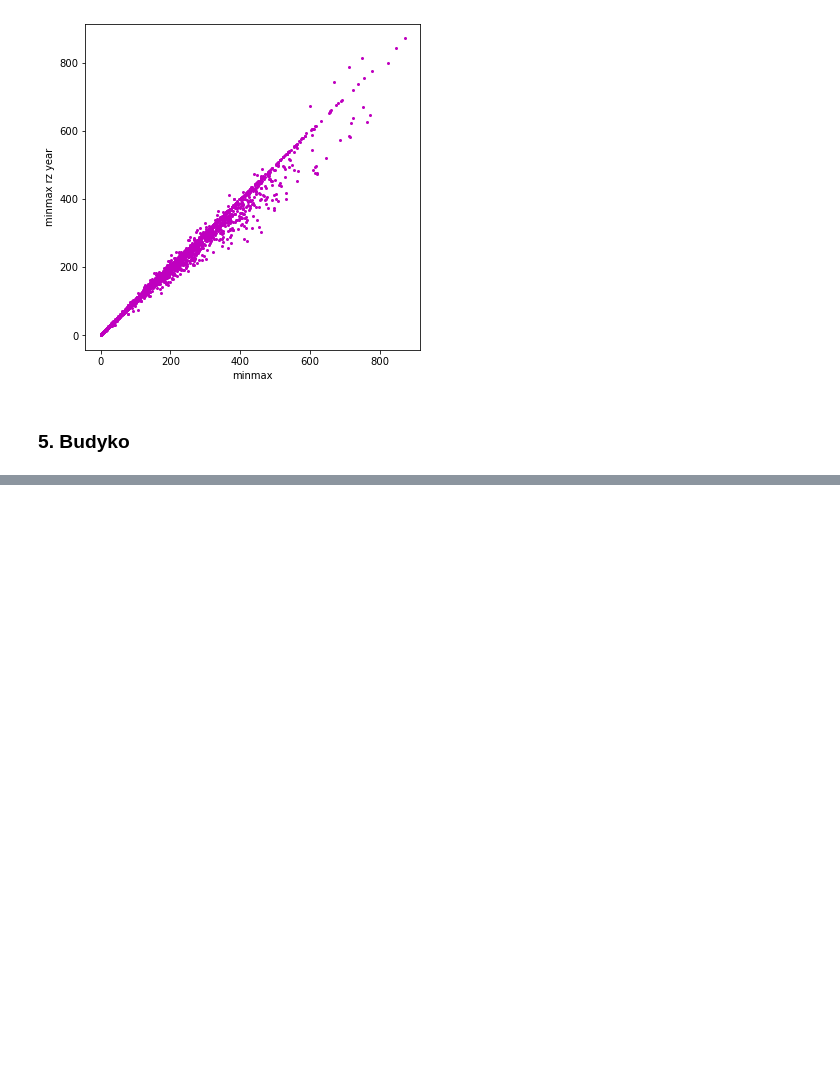
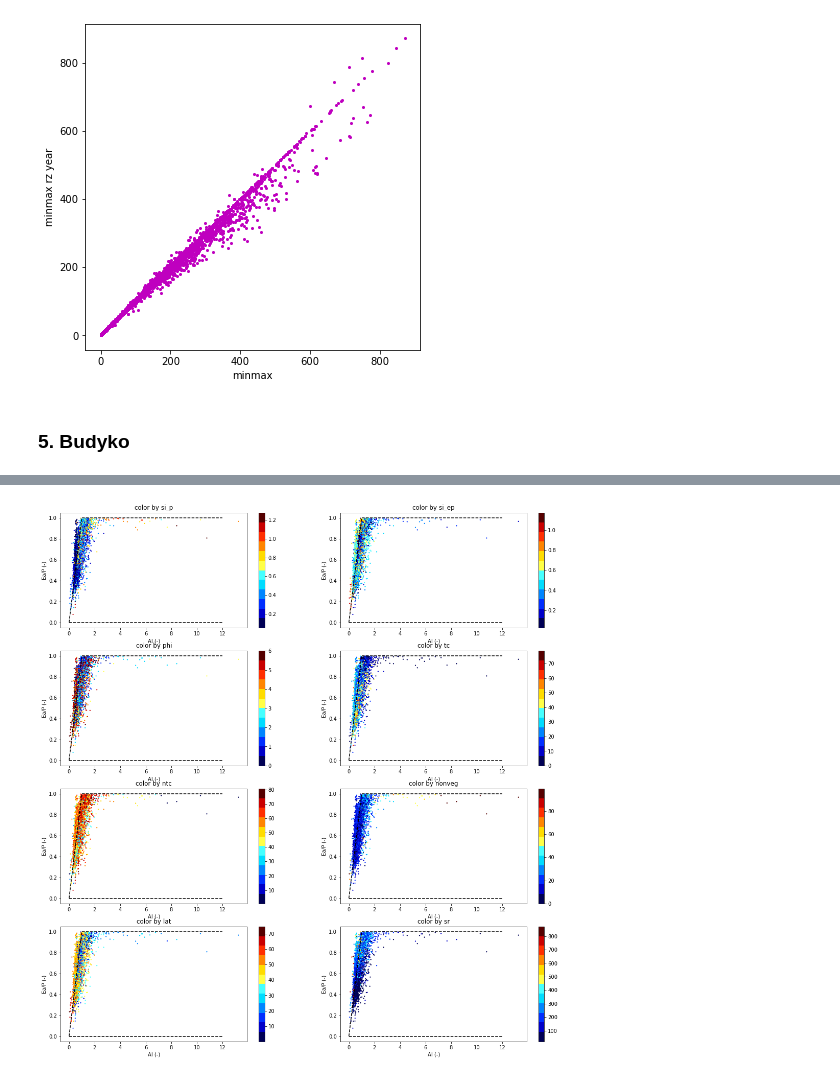
Before and after one commit to fvanoorschot/global_sr_module, a Jupyter notebook: visualize_catchment_characteristics.ipynb, the cells around one changed output, grey strips where cells are left out. Saved outputs shown, nothing was run; the diff lists cells and outputs as text; code cells hidden in the pictures; blank space fills up the shorter version.

```diff
--- a/visualize_catchment_characteristics.ipynb
+++ b/visualize_catchment_characteristics.ipynb
@@ -464,0 +558,29 @@ Text(0.5, 1.0, 'color by lat')
+# %%
+# use equal distribution over the AI and the EI range to visualize better (!)
+sr_df = pd.read_csv(f'{work_dir}/output/sr_calculation/sr_all_catchments.csv',index_col=0)
+sr = sr_df['20']
+sr = sr[sr>20]
+
+var = ['si_p','si_ep','phi','tc','ntc','nonveg','lat','sr']
+fig = plt.figure(figsize=(18,24))
+x = ep/p
+y = (p-q)/p
+for i in range(len(var)):
+    ax = fig.add_subplot(5,2,i+1)
+    if (var[i]=='sr'):
+        k=sr
+    elif ((var[i])=='lat'):
+        c[var[i]] = abs(c[var[i]])
+        k=c[var[i]]
+    else:
+        k=c[var[i]]
+    f=ax.scatter(x,y,c=k,s=1.5,cmap=cm)
+    plt.colorbar(f)
+    ax.plot([0,1],[0,1], '--k')
+    ax.plot([1,12],[1,1], '--k')
+    ax.plot([0,12],[0,0], '--k')
+    ax.set_xlabel('AI (-)')
+    ax.set_ylabel('Ea/P (-)')
+    ax.set_title(f'color by {var[i]}')
+# %% [output]
+[figure, added]
```
Also changed, not shown: parts of 11 cells of this notebook, 3 other files.
